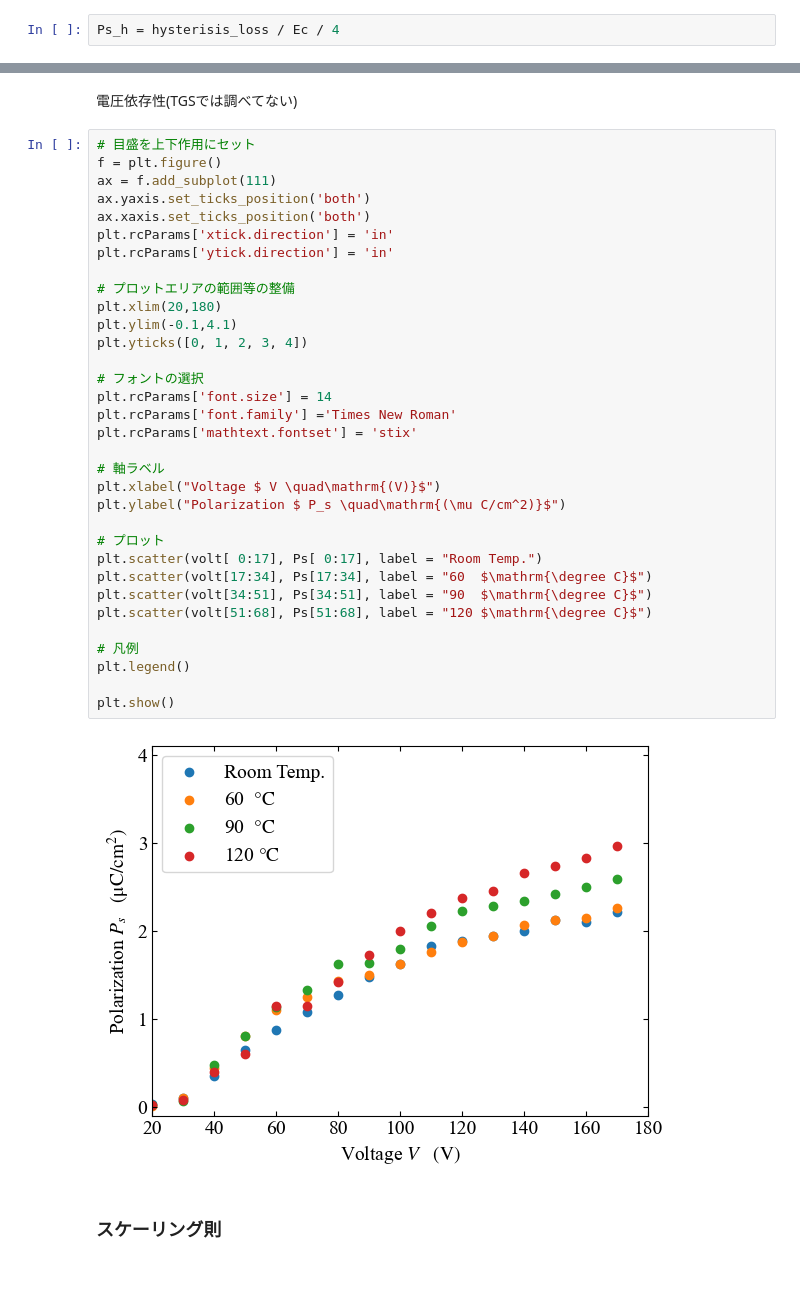
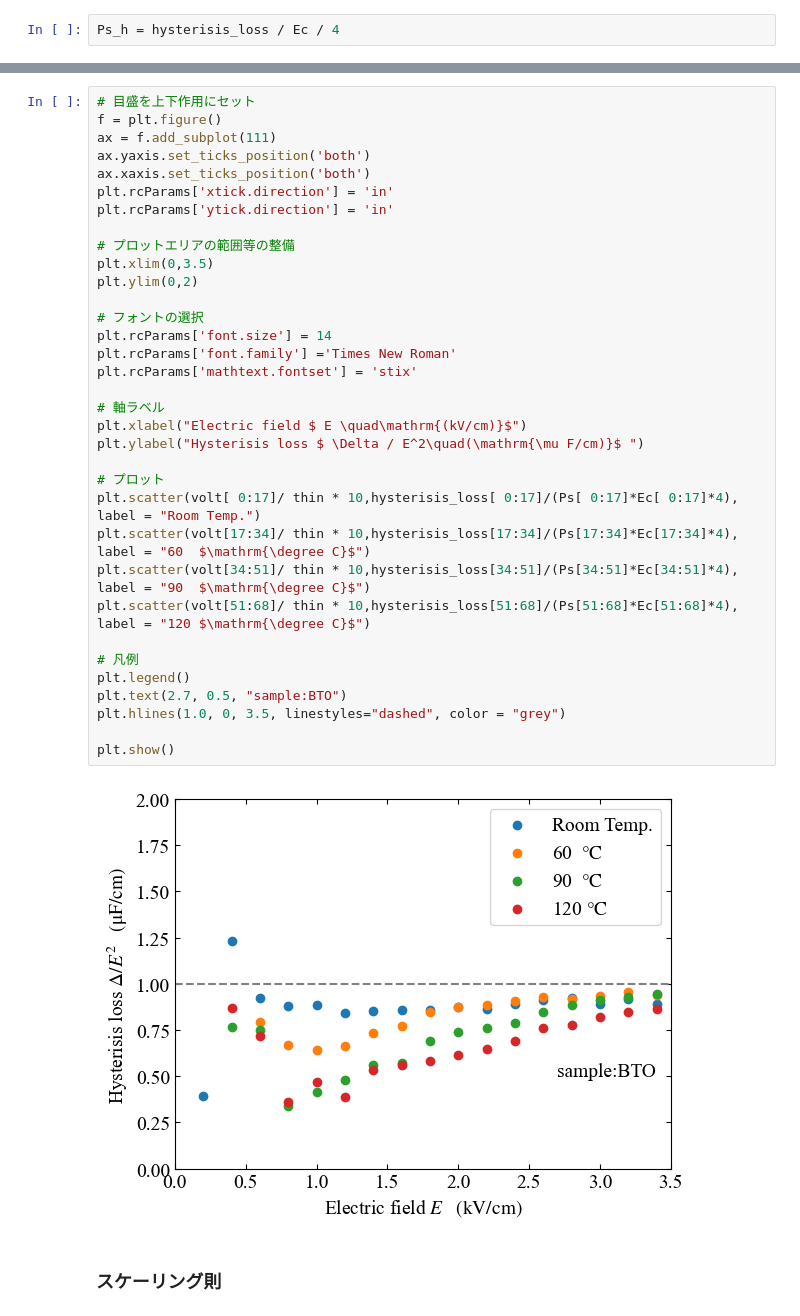
Before and after one commit to xiang-gong3944/----, a Jupyter notebook: 2024_10_04_ヒステリシス/data/2024_10_04.ipynb, the cells around one changed output, grey strips where cells are left out. Saved outputs shown, nothing was run; the diff lists cells and outputs as text; blank space fills up the shorter version.

```diff
--- a/2024_10_04_ヒステリシス/data/2024_10_04.ipynb
+++ b/2024_10_04_ヒステリシス/data/2024_10_04.ipynb
@@ -481,40 +494,39 @@ plt.scatter(temp[cooling_index],1/Ps[cooling_index], color = "tab:blue", marker
-# %% [markdown]
-電圧依存性(TGSでは調べてない)
 # %%
 # 目盛を上下作用にセット
 f = plt.figure()
 ax = f.add_subplot(111)
 ax.yaxis.set_ticks_position('both')
 ax.xaxis.set_ticks_position('both')
 plt.rcParams['xtick.direction'] = 'in'
 plt.rcParams['ytick.direction'] = 'in'
 
 # プロットエリアの範囲等の整備
-plt.xlim(20,180)
-plt.ylim(-0.1,4.1)
-plt.yticks([0, 1, 2, 3, 4])
+plt.xlim(0,3.5)
+plt.ylim(0,2)
 
 # フォントの選択
 plt.rcParams['font.size'] = 14
 plt.rcParams['font.family'] ='Times New Roman'
 plt.rcParams['mathtext.fontset'] = 'stix'
 
 # 軸ラベル
-plt.xlabel("Voltage $ V \quad\mathrm{(V)}$")
-plt.ylabel("Polarization $ P_s \quad\mathrm{(\mu C/cm^2)}$")
+plt.xlabel("Electric field $ E \quad\mathrm{(kV/cm)}$")
+plt.ylabel("Hysterisis loss $ \Delta / E^2\quad(\mathrm{\mu F/cm)}$ ")
 
 # プロット
-plt.scatter(volt[ 0:17], Ps[ 0:17], label = "Room Temp.")
-plt.scatter(volt[17:34], Ps[17:34], label = "60  $\mathrm{\degree C}$")
-plt.scatter(volt[34:51], Ps[34:51], label = "90  $\mathrm{\degree C}$")
-plt.scatter(volt[51:68], Ps[51:68], label = "120 $\mathrm{\degree C}$")
+plt.scatter(volt[ 0:17]/ thin * 10,hysterisis_loss[ 0:17]/(Ps[ 0:17]*Ec[ 0:17]*4), label = "Room Temp.")
+plt.scatter(volt[17:34]/ thin * 10,hysterisis_loss[17:34]/(Ps[17:34]*Ec[17:34]*4), label = "60  $\mathrm{\degree C}$")
+plt.scatter(volt[34:51]/ thin * 10,hysterisis_loss[34:51]/(Ps[34:51]*Ec[34:51]*4), label = "90  $\mathrm{\degree C}$")
+plt.scatter(volt[51:68]/ thin * 10,hysterisis_loss[51:68]/(Ps[51:68]*Ec[51:68]*4), label = "120 $\mathrm{\degree C}$")
 
 # 凡例
 plt.legend()
+plt.text(2.7, 0.5, "sample:BTO")
+plt.hlines(1.0, 0, 3.5, linestyles="dashed", color = "grey")
 
 plt.show()
 # %% [output]
-[figure, old version]
+[figure, new version]
 # %% [markdown]
 ### スケーリング則
 # %% [markdown]
```
Also changed, not shown: parts of 35 cells of this notebook, 49 other files.
